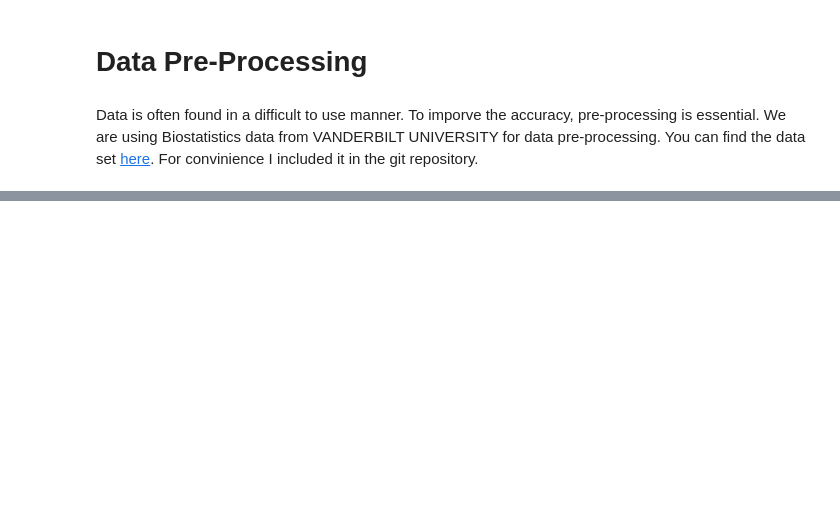
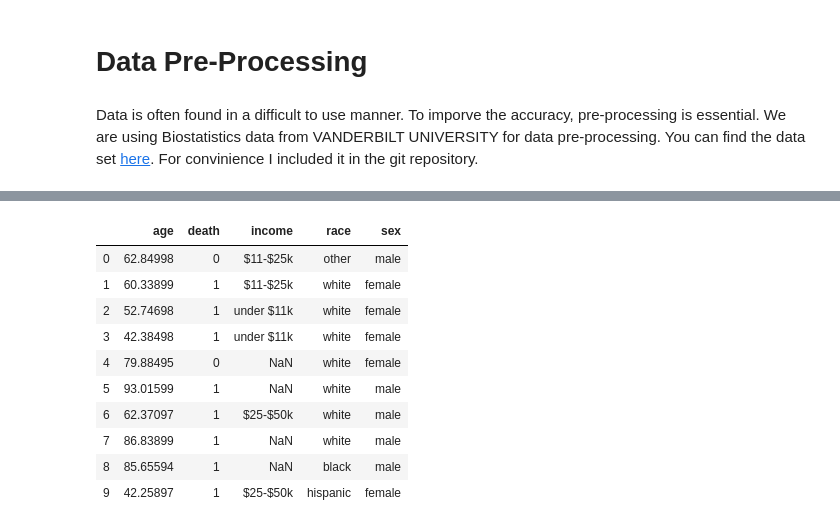
Before and after one commit to AkiraKaneshiro/Python-for-data-science, a Jupyter notebook: datascience.ipynb, the cells around one changed output, grey strips where cells are left out. Drawn from its saved outputs; the diff is of its cells as text; code cells hidden in the pictures; blank space fills up the shorter version.

Commit message:
Write Data Pre-Processing steps in ipython notebook update html

```diff
--- a/datascience.ipynb
+++ b/datascience.ipynb
@@ -213,0 +217,22 @@ Data is often found in a difficult to use manner. To imporve the accuracy, pre-p
+# %%
+data1 = pd.read_csv("data/support2.csv")
+#Creating pandas data frame which that holds only few features about data such as age,sex,race,income and death(dead=1 | alive=0)
+med = pd.DataFrame( {'age':data1['age'],
+                   'death':data1['death'],
+                    'sex':data1['sex'],
+                    'race': data1['race'],
+                    'income': data1['income'],
+                     })
+med.head(10)
+# %% [output]
+|  | age | death | income | race | sex |
+| 0 | 62.84998 | 0 | $11-$25k | other | male |
+| 1 | 60.33899 | 1 | $11-$25k | white | female |
+| 2 | 52.74698 | 1 | under $11k | white | female |
+| 3 | 42.38498 | 1 | under $11k | white | female |
+| 4 | 79.88495 | 0 | NaN | white | female |
+| 5 | 93.01599 | 1 | NaN | white | male |
+| 6 | 62.37097 | 1 | $25-$50k | white | male |
+| 7 | 86.83899 | 1 | NaN | white | male |
+| 8 | 85.65594 | 1 | NaN | black | male |
+| 9 | 42.25897 | 1 | $25-$50k | hispanic | female |
```
Also changed, not shown: parts of 12 cells of this notebook, 3 other files.
